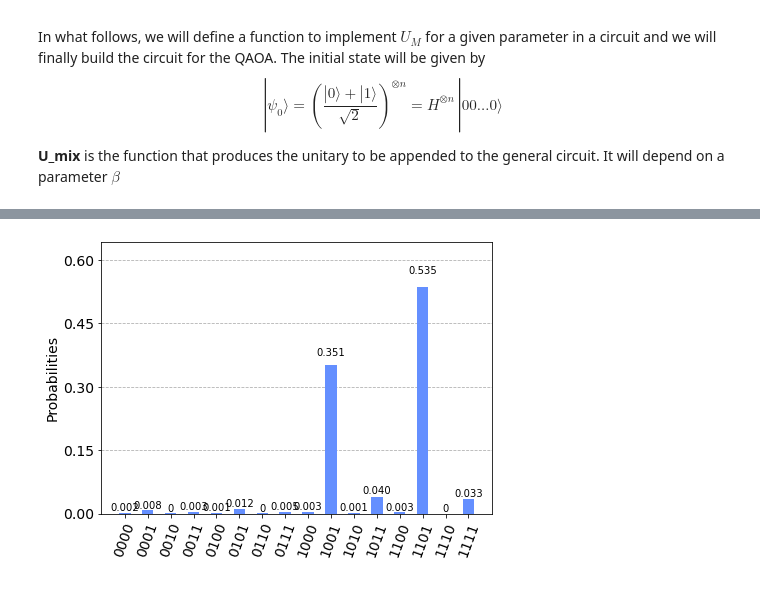
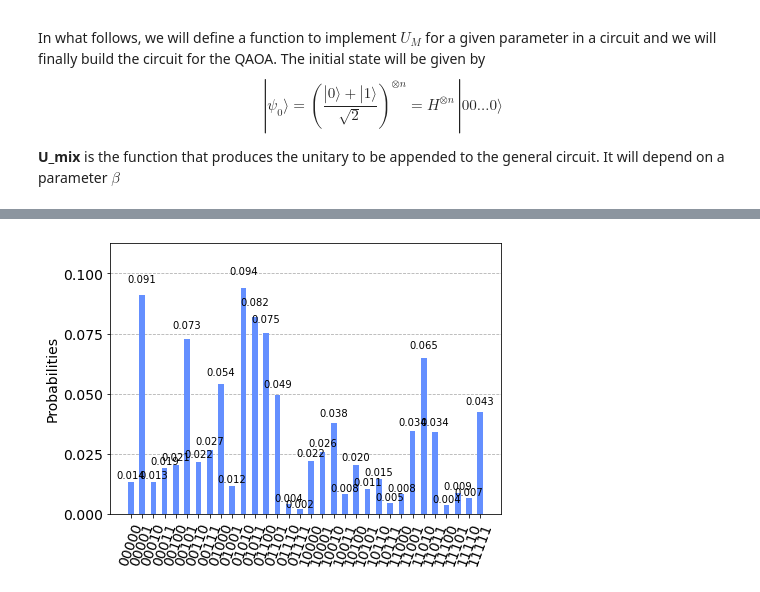
Before and after one commit to RanieriVN/QAOA_Tutorial, a Jupyter notebook: Tutorial_QAOA.ipynb, the cells around one changed output, grey strips where cells are left out. Cells and saved outputs as stored; diff of their text form; code cells hidden in the pictures.

Commit message:
Polished version of the code with a better way of analyzing results

```diff
--- a/Tutorial_QAOA.ipynb
+++ b/Tutorial_QAOA.ipynb
@@ -53,7 +53,7 @@ Similarly, we will set $L_i = L^0_i + Q^0_{ii}$, where $L^0_i$ are the generated
 Since the initial coefficients are random, we could also generate them without the redundancies from the start, but this treatment will be useful if we wish to use specific coefficients later instead.
 # %%
 # Number of binary variables == Number of Qubits
-nvar = 4
+nvar = 5
 
 # Generating the initial coefficients (Q^0_ij, L^0_i)
 c_lin = np.random.randint(-4, 5, size=(nvar, ))
@@ -269,7 +266,7 @@ def U_mix(beta):
 #=======================
 
 # Number of repetitions for U_M, U_C blocks
-p = 4
+p = 2
 
 # Parameters to use for the optimization - One for each repetition
 # For U_C
@@ -313,12 +315,10 @@ qaoa_circ.draw('mpl');
 # %%
-# Backend da IBM onde a computação irá rodar
-#   Usaremos um simulador pra não precisar logar no qiskit
-#   e pra rodar sem muitas restrições de tamanho e complexidade
+# Backend where the computation will run
+# We will use a simulator to eliminate the need for logging in IBMQ and having no wait time
 backend = Aer.get_backend('qasm_simulator')
 
-# Número de medições realizadas a cada implementação do circuito
-# durante a busca pelos parâmetros ótimos
-search_shots = 8192
+# Number of times a measurement is going to be performed
+q_shots = 8192
 
 # Objective function
 def objective(var, circ_in, cvar=1):
@@ -351,7 +351,7 @@ def objective(var, circ_in, cvar=1):
     # Running the circuit in the selected backend at IBMQ (or in the local simulated backend)
     # We run the circuit with the specific values and run the measurements a number of times,
     # given by search_shots. The seed is fixed at 100 for some reproducibility
-    counts = execute(eff_circ, backend, seed_simulator = 100, shots=search_shots).result().get_counts()
+    counts = execute(eff_circ, backend, seed_simulator = 100, shots=q_shots).result().get_counts()
 
     # Quantity of different sequences obtained
     # counts is a dictionary that store the qubit sequences measured as its keys
@@ -366,8 +366,7 @@ def objective(var, circ_in, cvar=1):
         values[j,0] = counts[k]
 
         # Computing C(x) for the given sequence k
-        # Note that Qiskit reverses the order of the qubits
-        tmp_x = np.array([int(s) for s in k[::-1]])
+        tmp_x = np.array([int(s) for s in k])
 
         values[j,1] = c_lin@tmp_x + tmp_x@c_quad@tmp_x
 
@@ -414,19 +413,15 @@ init_guess[p:] *= np.pi
 # and let it perform its magic
 q_result = minimize(objective, init_guess, args=(qaoa_circ), method='COBYLA')
 
-print(f"Optimal value found - QAOA: {-qopt_result['fun']}")
-
-# Comparison with brute force, if the computation has been realized
-try:
-    print(f'Brute force value: {opt_brute}')
-    print(f"Brute force sequences: {'; '.join([s for s in opt_seq])}\n")
-except NameError:
-    pass
-
 #======================
 # Graphing the results
 #======================
 # We will run the experiment one more time
+
+# Notice that q_result['fun'] stores the average value found for the optimization
+# We are going to collect only the best sequence now (this could be done in the
+# objective function by setting the cvar parameter equal to 0. We are getting the
+# counts by hand to obtain a histogram for visualization).
 
 # Mapping the values found for the parameters
 opt_var = q_result['x']
@@ -437,6 +432,42 @@ for i in range(p):
 
 # Getting the counts histogram with optimal parameters
 graph_circ = qaoa_circ.bind_parameters(var_to_param)
-counts = execute(graph_circ, backend, seed_simulator=100, shots=8192).result().get_counts()
+counts = execute(graph_circ, backend, seed_simulator=100, shots=q_shots).result().get_counts()
 plot_histogram(counts);
+
+# Finding the optimal value among the sequences measured
+opt_qaoa = -np.inf
+
+tmp_mlik = -np.inf
+
+for k in counts.keys():
+
+    # Computing C(x)
+    tmp_x = np.array([int(s) for s in k])
+    tmp_val = c_lin@tmp_x + tmp_x@c_quad@tmp_x
+    if tmp_val > opt_qaoa:
+        opt_qaoa = tmp_val
+        opt_seq_qaoa = k
+
+    # Getting the most likely sequence
+    if counts[k] > tmp_mlik:
+        most_likely_seq = k
+        most_likely_val = tmp_val
+        tmp_mlik = counts[k]
+
+print(f"Optimal value found - QAOA: {opt_qaoa}")
+print(f"Optimal sequence: {opt_seq_qaoa} -- Probability: {counts[opt_seq_qaoa]/q_shots}\n")
+
+if most_likely_seq == opt_seq_qaoa:
+    print('The optimal sequence is also the most likely one\n')
+else:
+    print(f"Most likely sequence: {most_likely_seq} -- Probability: {counts[most_likely_seq]/q_shots}")
+    print(f"Value for most likely seq.: {most_likely_val}\n")
+
+# Comparison with brute force, if the computation has been realized
+try:
+    print(f'Brute force value: {opt_brute}')
+    print(f"Brute force optimal sequences: {'; '.join([s for s in opt_seq])}\n")
+except NameError:
+    pass
 # %% [output]
@@ -446 +482 @@ Brute force sequences: 1011
-[figure, old version]
+[figure, new version]
```
Also changed, not shown: parts of 5 cells of this notebook.
